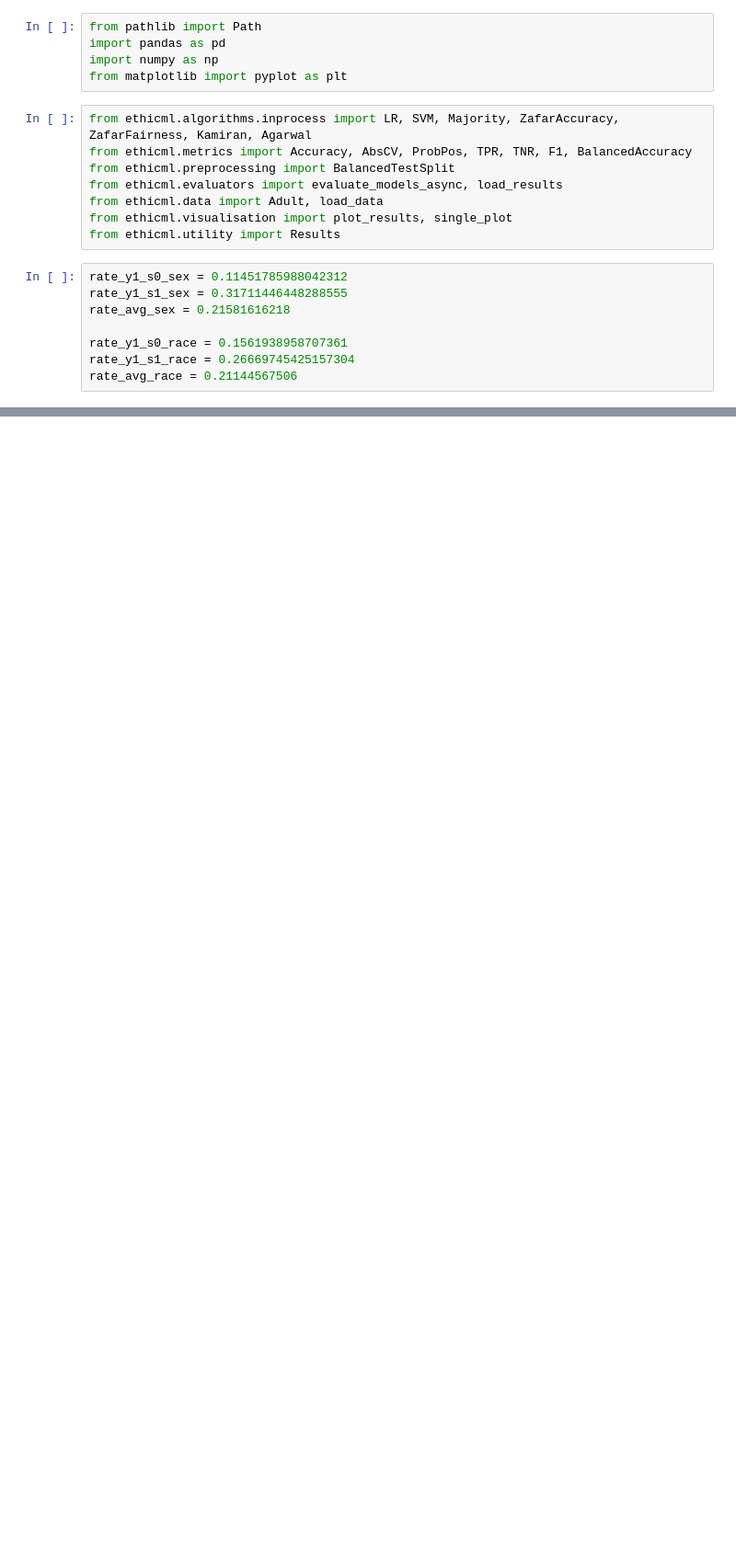
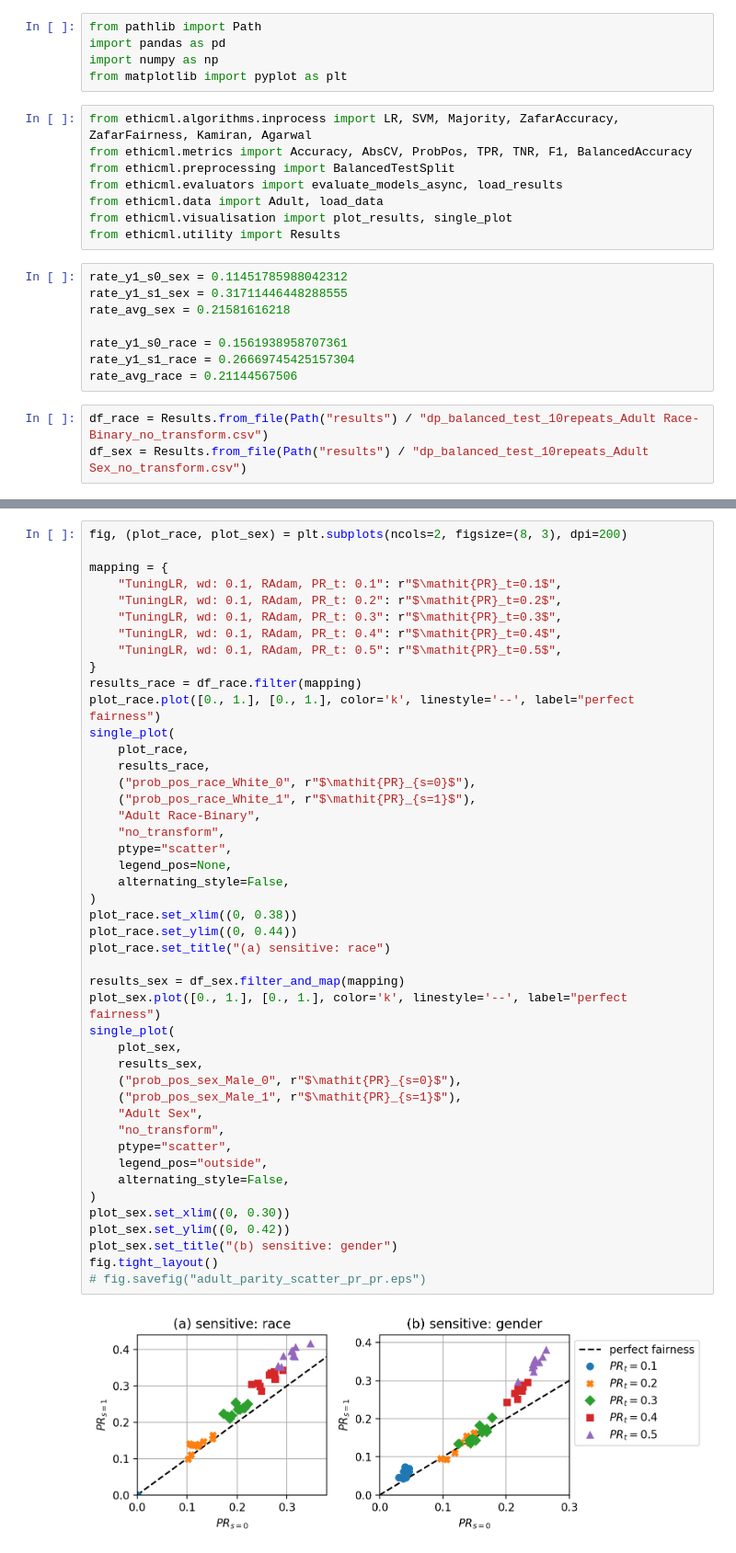
Before and after one commit to wearepal/ethicml-models, a Jupyter notebook: experiments/plots_frontiers.ipynb, the cells around one changed output, grey strips where cells are left out. Shown at 92% size. Saved outputs shown, nothing was run; the diff lists cells and outputs as text; blank space fills up the shorter version.

Commit message:
Add recent plot changes

```diff
--- a/experiments/plots_frontiers.ipynb
+++ b/experiments/plots_frontiers.ipynb
@@ -19,3 +19,6 @@ rate_avg_sex = 0.21581616218
 rate_y1_s0_race = 0.1561938958707361
 rate_y1_s1_race = 0.26669745425157304
 rate_avg_race = 0.21144567506
+# %%
+df_race = Results.from_file(Path("results") / "dp_balanced_test_10repeats_Adult Race-Binary_no_transform.csv")
+df_sex = Results.from_file(Path("results") / "dp_balanced_test_10repeats_Adult Sex_no_transform.csv")
@@ -21,0 +103,47 @@ rate_avg_race = 0.21144567506
+# %%
+fig, (plot_race, plot_sex) = plt.subplots(ncols=2, figsize=(8, 3), dpi=200)
+
+mapping = {
+    "TuningLR, wd: 0.1, RAdam, PR_t: 0.1": r"$\mathit{PR}_t=0.1$",
+    "TuningLR, wd: 0.1, RAdam, PR_t: 0.2": r"$\mathit{PR}_t=0.2$",
+    "TuningLR, wd: 0.1, RAdam, PR_t: 0.3": r"$\mathit{PR}_t=0.3$",
+    "TuningLR, wd: 0.1, RAdam, PR_t: 0.4": r"$\mathit{PR}_t=0.4$",
+    "TuningLR, wd: 0.1, RAdam, PR_t: 0.5": r"$\mathit{PR}_t=0.5$",
+}
+results_race = df_race.filter(mapping)
+plot_race.plot([0., 1.], [0., 1.], color='k', linestyle='--', label="perfect fairness")
+single_plot(
+    plot_race,
+    results_race,
+    ("prob_pos_race_White_0", r"$\mathit{PR}_{s=0}$"),
+    ("prob_pos_race_White_1", r"$\mathit{PR}_{s=1}$"),
+    "Adult Race-Binary",
+    "no_transform",
+    ptype="scatter",
+    legend_pos=None,
+    alternating_style=False,
+)
+plot_race.set_xlim((0, 0.38))
+plot_race.set_ylim((0, 0.44))
+plot_race.set_title("(a) sensitive: race")
+
+results_sex = df_sex.filter_and_map(mapping)
+plot_sex.plot([0., 1.], [0., 1.], color='k', linestyle='--', label="perfect fairness")
+single_plot(
+    plot_sex,
+    results_sex,
+    ("prob_pos_sex_Male_0", r"$\mathit{PR}_{s=0}$"),
+    ("prob_pos_sex_Male_1", r"$\mathit{PR}_{s=1}$"),
+    "Adult Sex",
+    "no_transform",
+    ptype="scatter",
+    legend_pos="outside",
+    alternating_style=False,
+)
+plot_sex.set_xlim((0, 0.30))
+plot_sex.set_ylim((0, 0.42))
+plot_sex.set_title("(b) sensitive: gender")
+fig.tight_layout()
+# fig.savefig("adult_parity_scatter_pr_pr.eps")
+# %% [output]
+[figure, added]
```
Also changed, not shown: parts of 28 cells of this notebook, 4 other files.
